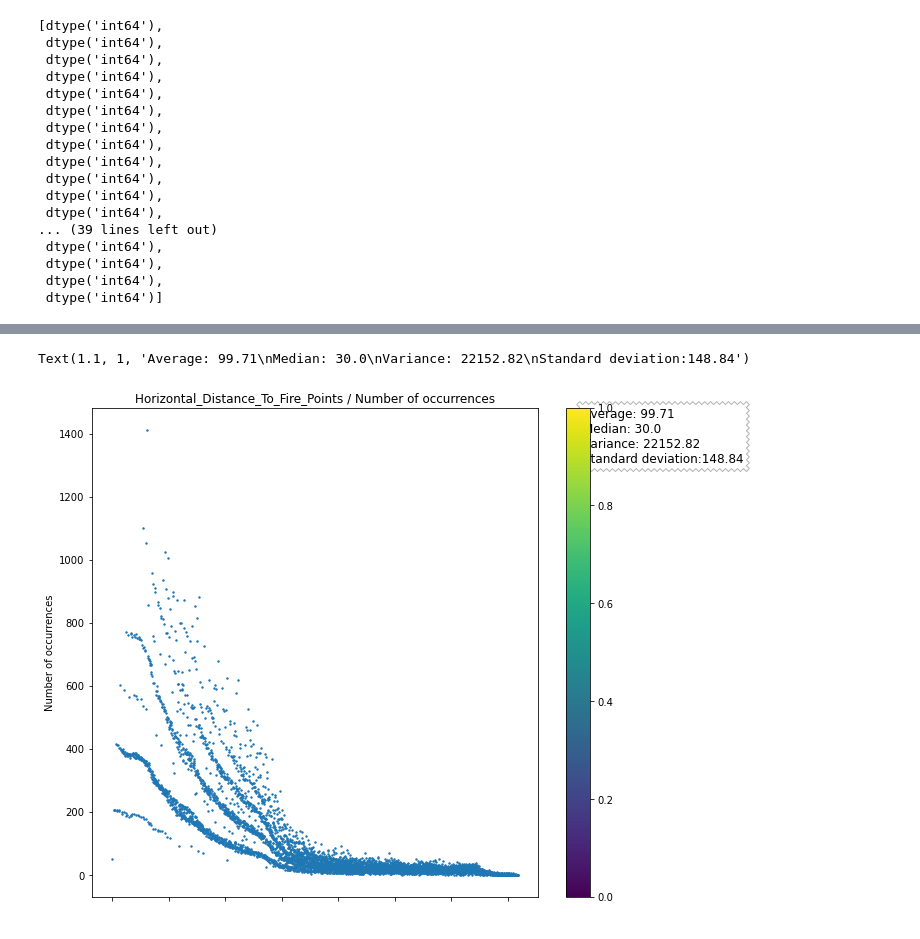
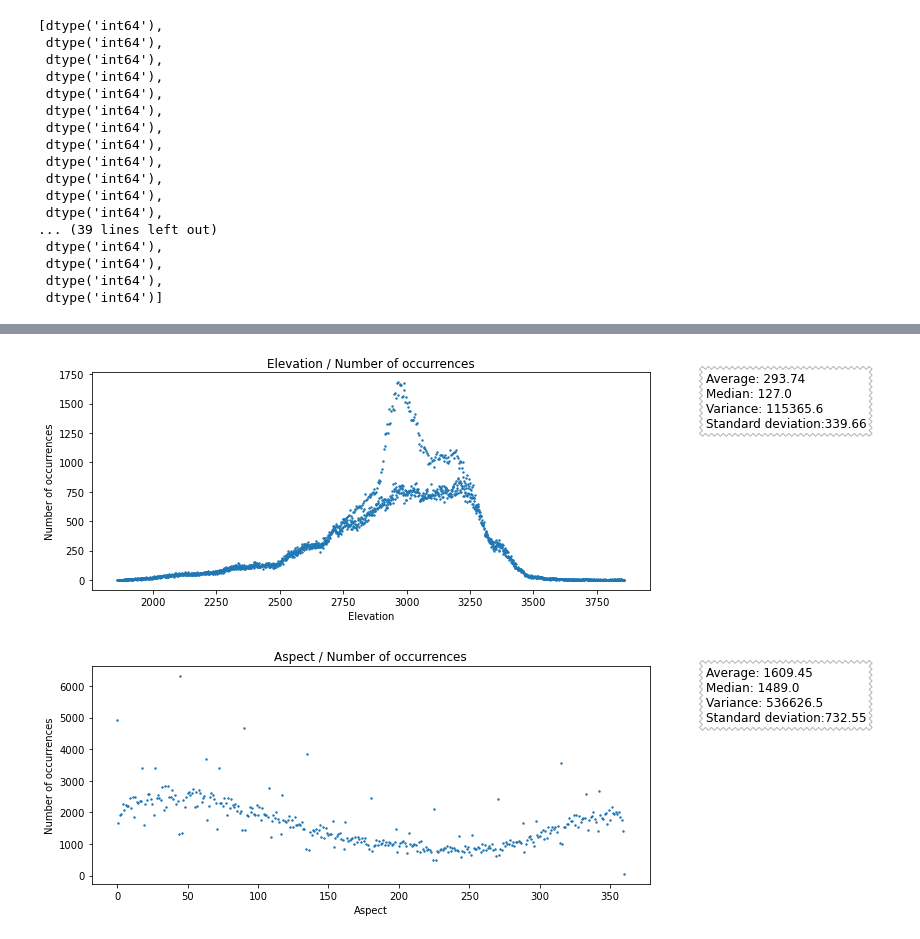
Before and after one commit to elloa-uea/projeto-pratico-3-rna-pp3-team-seven, a Jupyter notebook: notebooks/PP3.2 - Conhecendo o Conjunto de Dados.ipynb, the cells around one changed output, grey strips where cells are left out. Cells and saved outputs as stored; diff of their text form; code cells hidden in the pictures.

Commit message:
part 3 - new graphics and answer of question 2

```diff
--- a/notebooks/PP3.2 - Conhecendo o Conjunto de Dados.ipynb
+++ b/notebooks/PP3.2 - Conhecendo o Conjunto de Dados.ipynb
@@ -133,4 +120,8 @@ data_type
 # %%
+# 1. Baseando-se nos fundamentos de visualização de dados abordados na disciplina, plote cada um
+# dos atributos preditores de maneira a enfatizar a sua distribuição, tendência central e dispersão
+
+plt.rcParams["figure.figsize"] = [10,4]
 def statistics(arr):
     mean = np.mean(arr)
     median = np.median(arr)
@@ -138,21 +129,20 @@ def statistics(arr):
     std = np.std(arr)
 
     result = [round(mean, 2), round(median, 2), round(var, 2), round(std, 2)]
-
     text = "Average: "+str(result[0])+"\nMedian: "+str(result[1])+"\nVariance: "+str(result[2])+"\nStandard deviation:"+str(result[3])
 
     return text
-#plt.rcParams["figure.figsize"] = [10,9]
 # %%
-# Number of occurrences for each 'Elevation' attribute value
-new_data = dados['Elevation'].value_counts()
+def graph_generator(attribute, point_size=2):
+    # Number of occurrences for each 'Attribute' attribute value
+    new_data = dados[attribute].value_counts()
 
-# Exclusive 'Elevation' dataframe
-new_data_df = list(zip(new_data.index, new_data))
-new_data_df = pd.DataFrame(new_data_df, columns = ['Elevation', 'Number of occurrences'])
+    # Exclusive 'Attribute' dataframe
+    new_data_df = list(zip(new_data.index, new_data))
+    new_data_df = pd.DataFrame(new_data_df, columns = [attribute, 'Number of occurrences'])
 
-# Graphic
-ax = new_data_df.plot.scatter(x='Elevation',y='Number of occurrences', s=2, colormap='viridis')
-ax.set_title('Elevation / Number of occurrences')
-props = dict(boxstyle='Sawtooth', facecolor='white', alpha=0.3, pad=.5)
-ax.text(1.1, 1, statistics(new_data_df['Number of occurrences']), transform=ax.transAxes, fontsize=12, verticalalignment='top', bbox=props)
+    # Graphic
+    ax = new_data_df.plot.scatter(x=attribute,y='Number of occurrences', s=point_size, colormap='viridis')
+    ax.set_title(attribute+' / Number of occurrences')
+    props = dict(boxstyle='Sawtooth', facecolor='white', alpha=0.3, pad=.5)
+    ax.text(1.1, 1, statistics(new_data_df['Number of occurrences']), transform=ax.transAxes, fontsize=12, verticalalignment='top', bbox=props)
@@ -290,16 +149,6 @@ Text(1.1, 1, 'Average: 2278.48\nMedian: 1422.0\nVariance: 4928185.95\nStandard d
-# %%
-# Number of occurrences for each 'Horizontal_Distance_To_Fire_Points' attribute value
-new_data = dados['Horizontal_Distance_To_Fire_Points'].value_counts()
-
-# Exclusive 'Horizontal_Distance_To_Fire_Points' dataframe
-new_data_df = list(zip(new_data.index, new_data))
-new_data_df = pd.DataFrame(new_data_df, columns = ['Horizontal_Distance_To_Fire_Points', 'Number of occurrences'])
-
-# Graphic
-ax = new_data_df.plot.scatter(x='Horizontal_Distance_To_Fire_Points',y='Number of occurrences', s=2,colormap='viridis')
-ax.set_title('Horizontal_Distance_To_Fire_Points / Number of occurrences')
-props = dict(boxstyle='Sawtooth', facecolor='white', alpha=0.3, pad=.5)
-ax.text(1.1, 1, statistics(new_data_df['Number of occurrences']), transform=ax.transAxes, fontsize=12, verticalalignment='top', bbox=props)
-# %% [output]
-Text(1.1, 1, 'Average: 99.71\nMedian: 30.0\nVariance: 22152.82\nStandard deviation:148.84')
-[figure, removed]
+# %%
+graph_generator('Elevation')
+graph_generator('Aspect')
+# %% [output]
+[figure, added]
+[figure, added]
```
Also changed, not shown: parts of 17 cells of this notebook.
